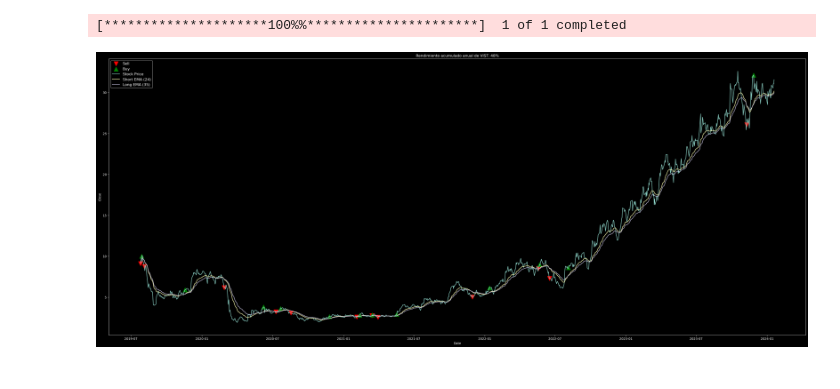
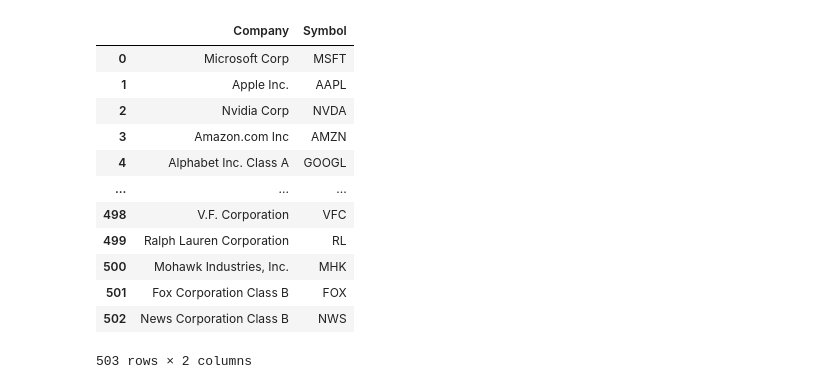
Before and after one commit to Gianmarco20/Finanzas, a Jupyter notebook: cruce_mma.ipynb, the cells around one changed output. Drawn from its saved outputs; the diff is of its cells as text; code cells hidden in the pictures.

```diff
--- a/cruce_mma.ipynb
+++ b/cruce_mma.ipynb
@@ -77,6 +48,5 @@ ema_df
 # %%
-def mean_emas(data):
-    today = dt.date.today()
+def mean_emas(data, ticker, today = today):
     mean_short_ema = int(data['short_ema'].mean())
     mean_long_ema = int(data['long_ema'].mean())
     mean_yield = int(data['yield'].mean())
@@ -103,7 +73,32 @@ def mean_emas(data):
 
     return data
 
-mean_emas_data = mean_emas(data = ema_df)
+mean_emas_data = mean_emas(data = ema_df, ticker = ticker)
-# %% [output]
-[*********************100%%**********************]  1 of 1 completed
-[figure, removed]
+# %%
+def sp_companies():
+    url = 'https://www.slickcharts.com/sp500'
+    headers = {
+        "User-Agent": "Mozilla/5.0 (X11; Linux x86_64) AppleWebKit/537.36 (KHTML, like Gecko) Chrome/50.0.2661.75 Safari/537.36",
+        "X-Requested-With": "XMLHttpRequest"
+    }
+
+    r = requests.get(url = url, headers = headers)
+    sp_data = pd.read_html(r.text)[0][['Company', 'Symbol']]
+
+    return sp_data
+
+sp_companies()
+# %% [output]
+|  | Company | Symbol |
+| 0 | Microsoft Corp | MSFT |
+| 1 | Apple Inc. | AAPL |
+| 2 | Nvidia Corp | NVDA |
+| 3 | Amazon.com Inc | AMZN |
+| 4 | Alphabet Inc. Class A | GOOGL |
+| ... | ... | ... |
+| 498 | V.F. Corporation | VFC |
+| 499 | Ralph Lauren Corporation | RL |
+| 500 | Mohawk Industries, Inc. | MHK |
+| 501 | Fox Corporation Class B | FOX |
+| 502 | News Corporation Class B | NWS |
+503 rows × 2 columns
```
Also changed, not shown: parts of 8 cells of this notebook.
